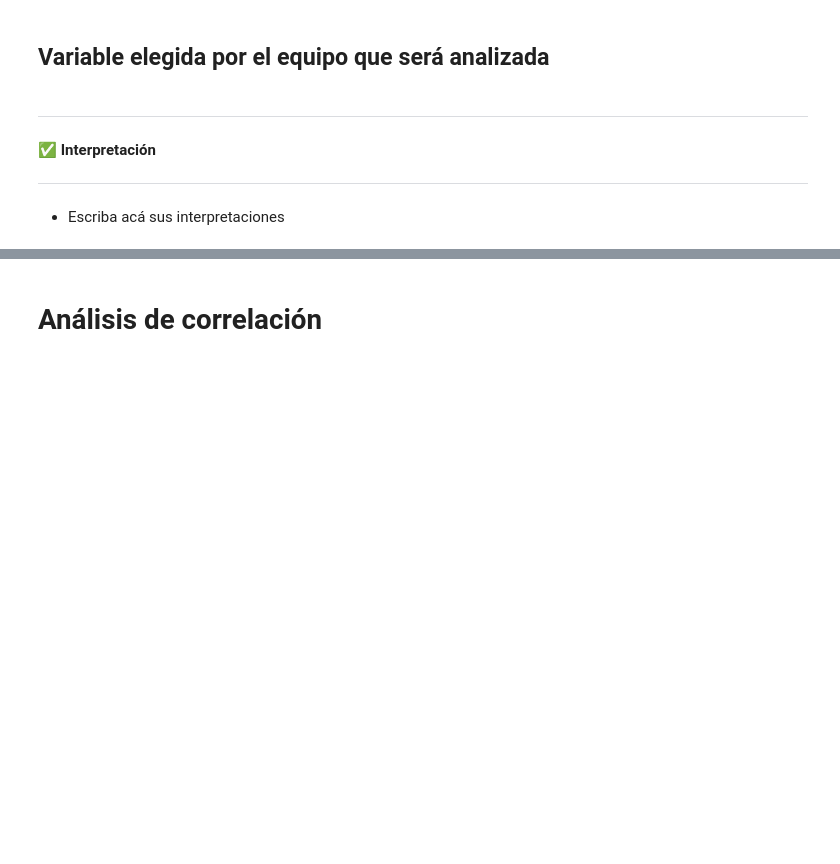
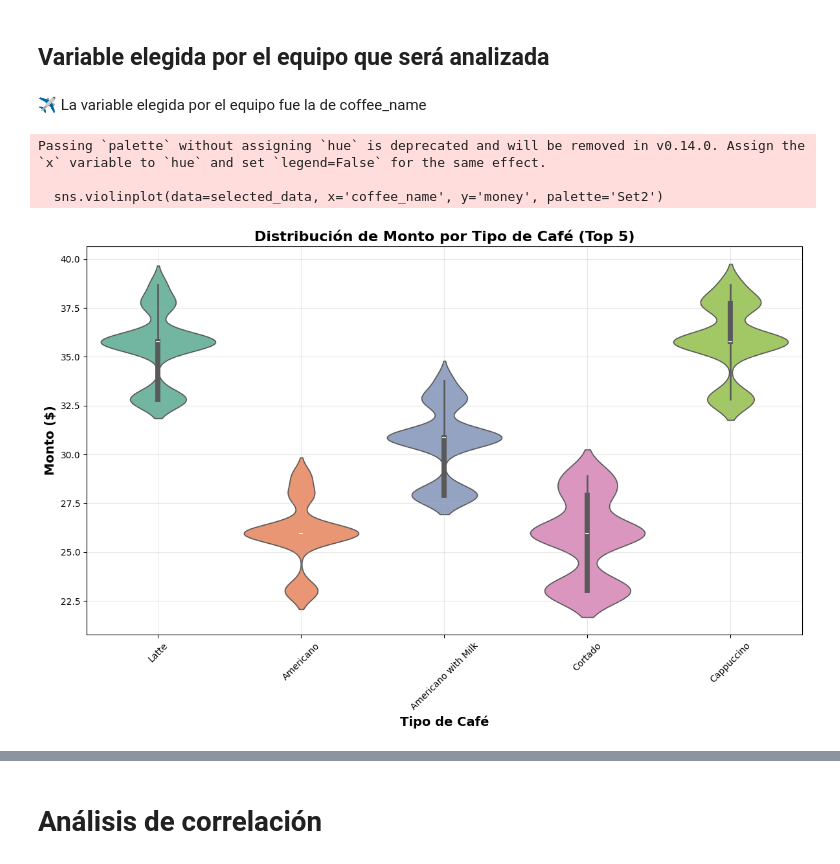
Before and after one commit to kithian/inteligencia_artificial, a Jupyter notebook: 620454_Base_Evaluacion_1_2025_2_AnalisisExploratorio.ipynb, the cells around one changed output, grey strips where cells are left out. Saved outputs shown, nothing was run; the diff lists cells and outputs as text; code cells hidden in the pictures; blank space fills up the shorter version.

```diff
--- a/620454_Base_Evaluacion_1_2025_2_AnalisisExploratorio.ipynb
+++ b/620454_Base_Evaluacion_1_2025_2_AnalisisExploratorio.ipynb
@@ -339,8 +202,20 @@ valores alrededor de la media y colas más ligeras.
-# %% [markdown]
----
-✅ **Interpretación**
-
----
-
-
-+ Escriba acá sus interpretaciones
+# %% [markdown]
+✈ La variable elegida por el equipo fue la de  coffee_name
+# %%
+top_coffee_name = data['coffee_name'].value_counts().nlargest(5)
+selected_data = data[data['coffee_name'].isin(top_coffee_name.index)]
+
+plt.figure(figsize=(12, 8))
+plt.title('Distribución de Monto por Tipo de Café (Top 5)', fontsize=16, fontweight="bold")
+sns.violinplot(data=selected_data, x='coffee_name', y='money', palette='Set2')
+plt.xlabel('Tipo de Café', fontsize=14, fontweight="bold")
+plt.ylabel('Monto ($)', fontsize=14, fontweight="bold")
+plt.xticks(rotation=45)
+plt.grid(True, alpha=0.3)
+plt.tight_layout()
+plt.show()
+# %% [output]
+Passing `palette` without assigning `hue` is deprecated and will be removed in v0.14.0. Assign the `x` variable to `hue` and set `legend=False` for the same effect.
+
+  sns.violinplot(data=selected_data, x='coffee_name', y='money', palette='Set2')
+[figure, added]
```
Also changed, not shown: parts of 10 cells of this notebook.
